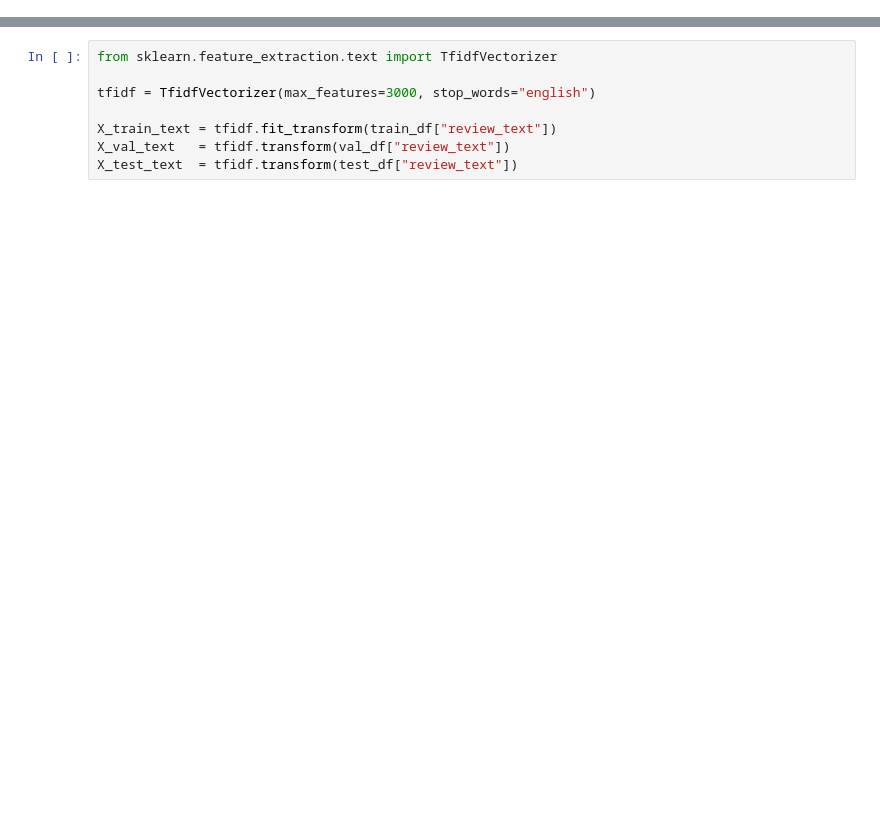
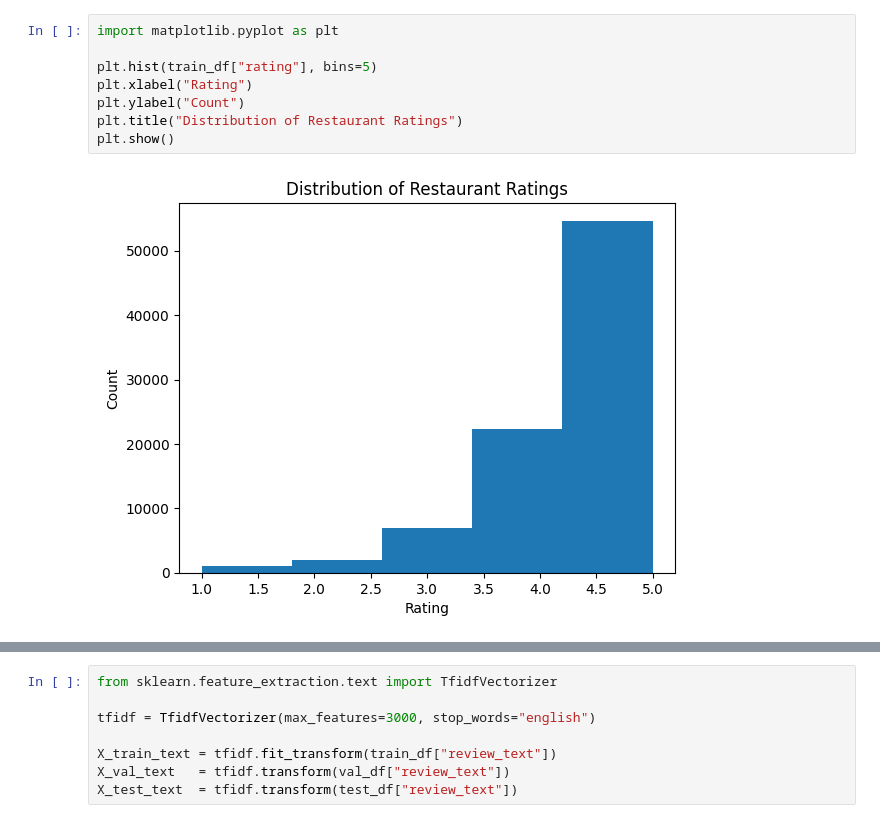
Before and after one commit to itsfavio/cse158-assignment2, a Jupyter notebook: baseline.ipynb, the cells around one changed output, grey strips where cells are left out. Saved outputs shown, nothing was run; the diff lists cells and outputs as text; blank space fills up the shorter version.

Commit message:
Added SVD model, MAE evaluation, plots, and markdowns.

```diff
--- a/baseline.ipynb
+++ b/baseline.ipynb
@@ -21,0 +37,10 @@ train_df.head()
+# %%
+import matplotlib.pyplot as plt
+
+plt.hist(train_df["rating"], bins=5)
+plt.xlabel("Rating")
+plt.ylabel("Count")
+plt.title("Distribution of Restaurant Ratings")
+plt.show()
+# %% [output]
+[figure, added]
```
Also changed, not shown: parts of 22 cells of this notebook.
